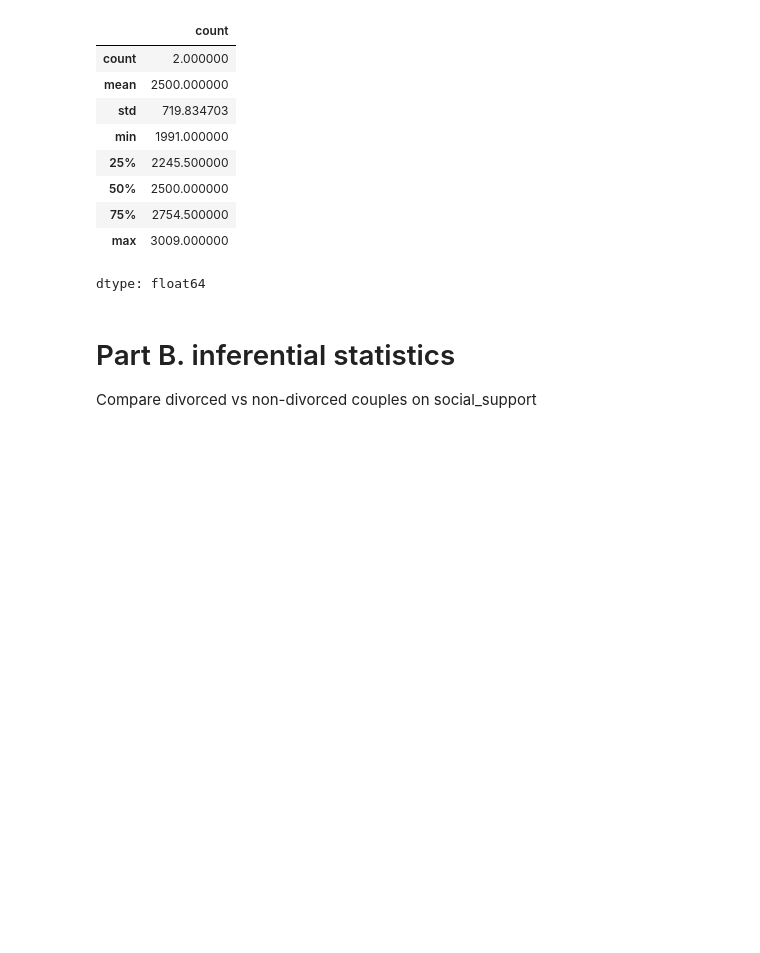
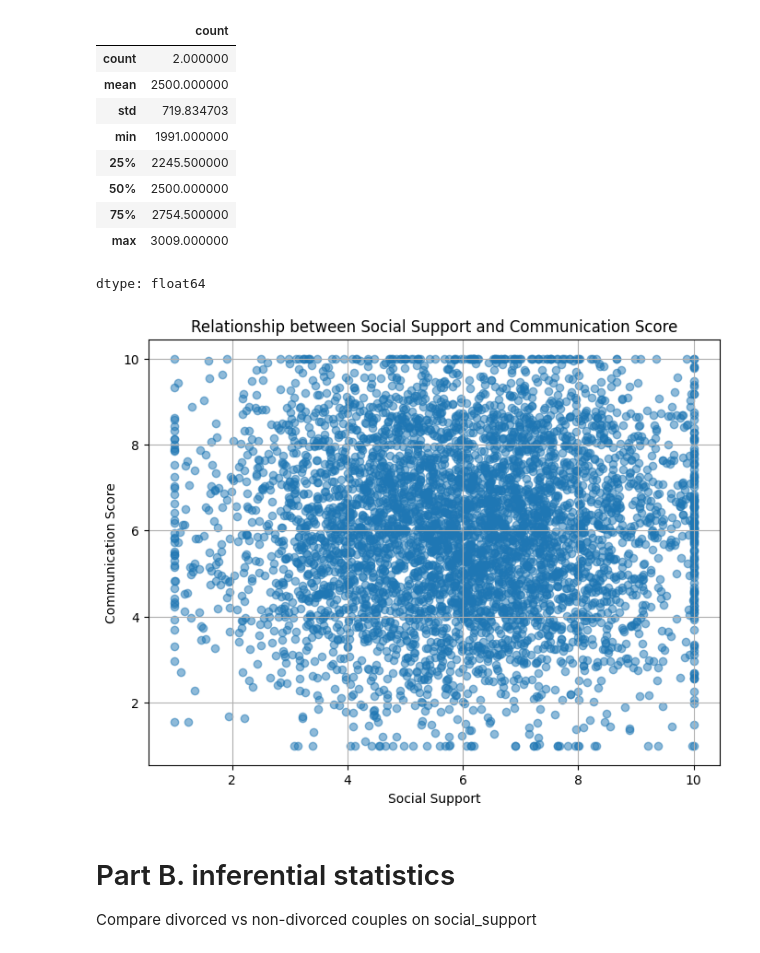
Before and after one commit to Rodrigu87/Module-2-Project-CAS-UniBe, a Jupyter notebook: Divorce.ipynb, the cells around one changed output. Cells and saved outputs as stored; diff of their text form; code cells hidden in the pictures; blank space fills up the shorter version.

```diff
--- a/Divorce.ipynb
+++ b/Divorce.ipynb
@@ -85,6 +85,16 @@ data.describe()
 | 75% | 2754.500000 |
 | max | 3009.000000 |
 dtype: float64
+# %%
+plt.figure(figsize=(8, 6))
+plt.scatter(df['social_support'], df['communication_score'], alpha=0.5)
+plt.title('Relationship between Social Support and Communication Score')
+plt.xlabel('Social Support')
+plt.ylabel('Communication Score')
+plt.grid(True)
+plt.show()
+# %% [output]
+[figure, added]
 # %% [markdown]
 
 
```
